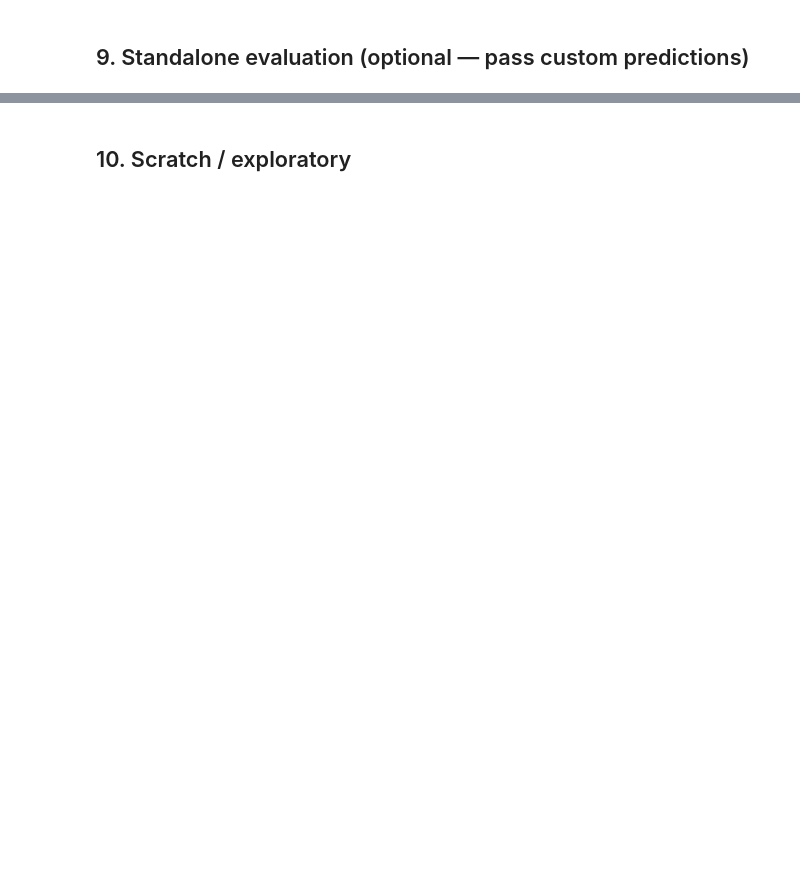
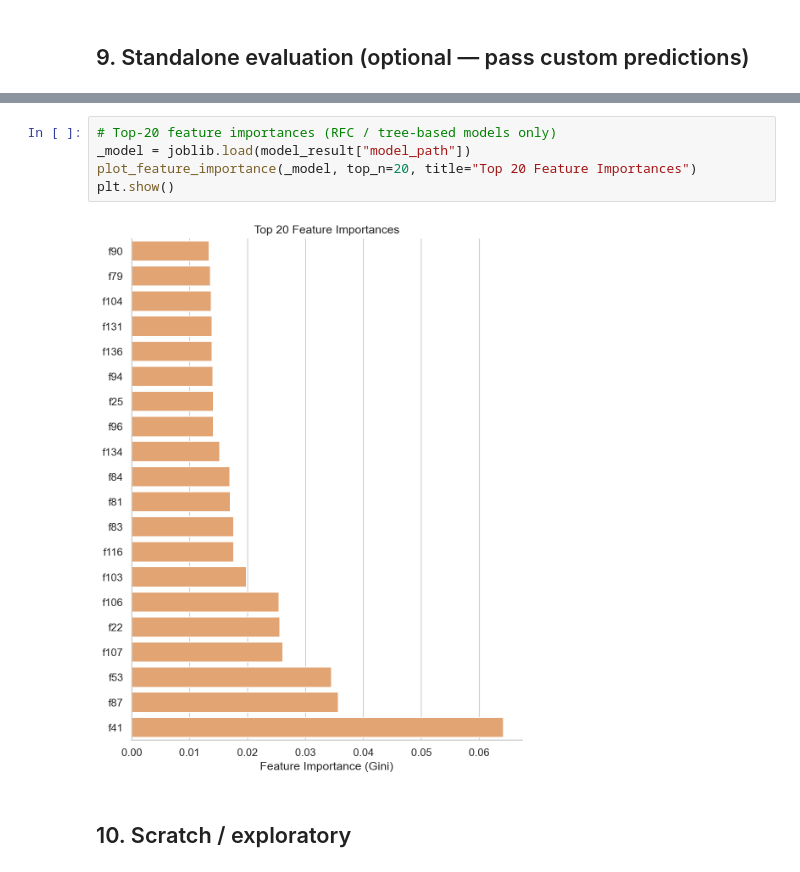
Before and after one commit to LSI-Uni-Bonn/ChemicHAL, a Jupyter notebook: notebooks/debugging_chemagent.ipynb, the cells around one changed output, grey strips where cells are left out. Drawn from its saved outputs; the diff is of its cells as text; blank space fills up the shorter version.

```diff
--- a/notebooks/debugging_chemagent.ipynb
+++ b/notebooks/debugging_chemagent.ipynb
@@ -314,2 +409,9 @@ evaluate_classification(
+# %%
+# Top-20 feature importances (RFC / tree-based models only)
+_model = joblib.load(model_result["model_path"])
+plot_feature_importance(_model, top_n=20, title="Top 20 Feature Importances")
+plt.show()
+# %% [output]
+[figure, added]
 # %% [markdown]
 ## 10. Scratch / exploratory
```
Also changed, not shown: parts of 15 cells of this notebook, 28 other files.
